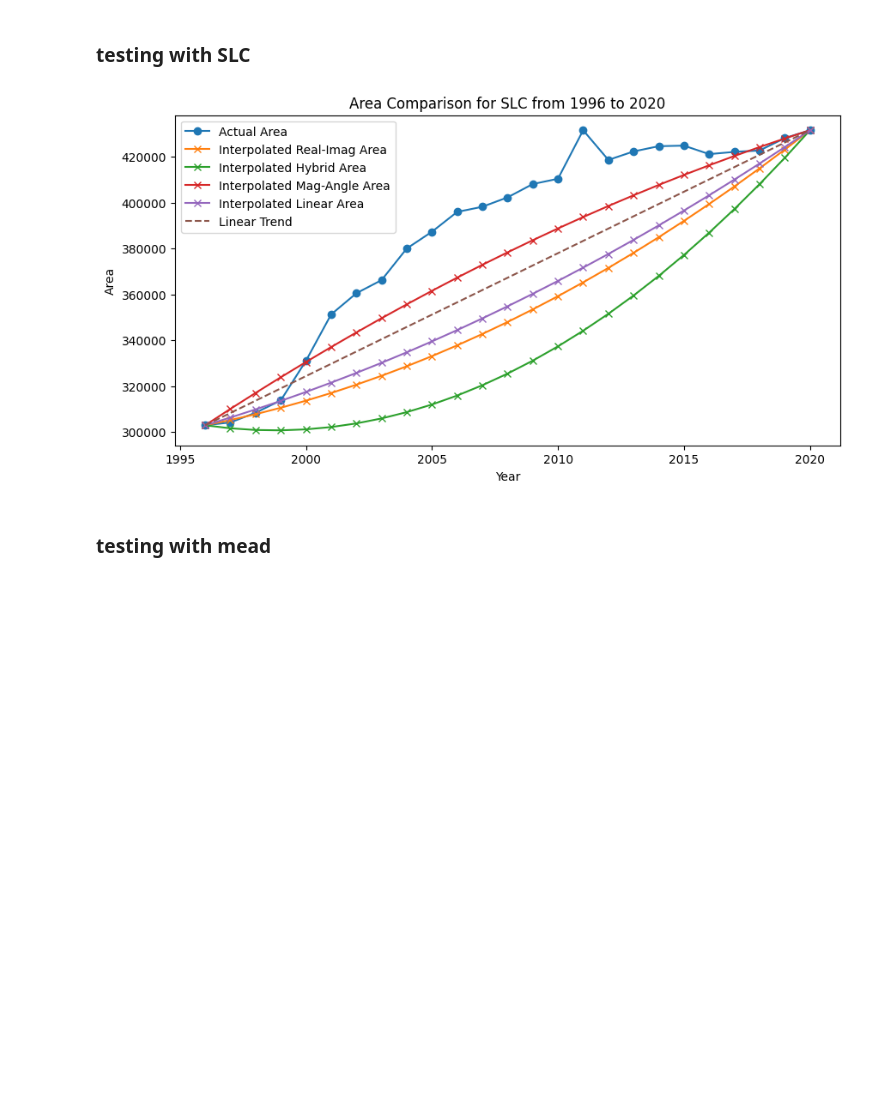
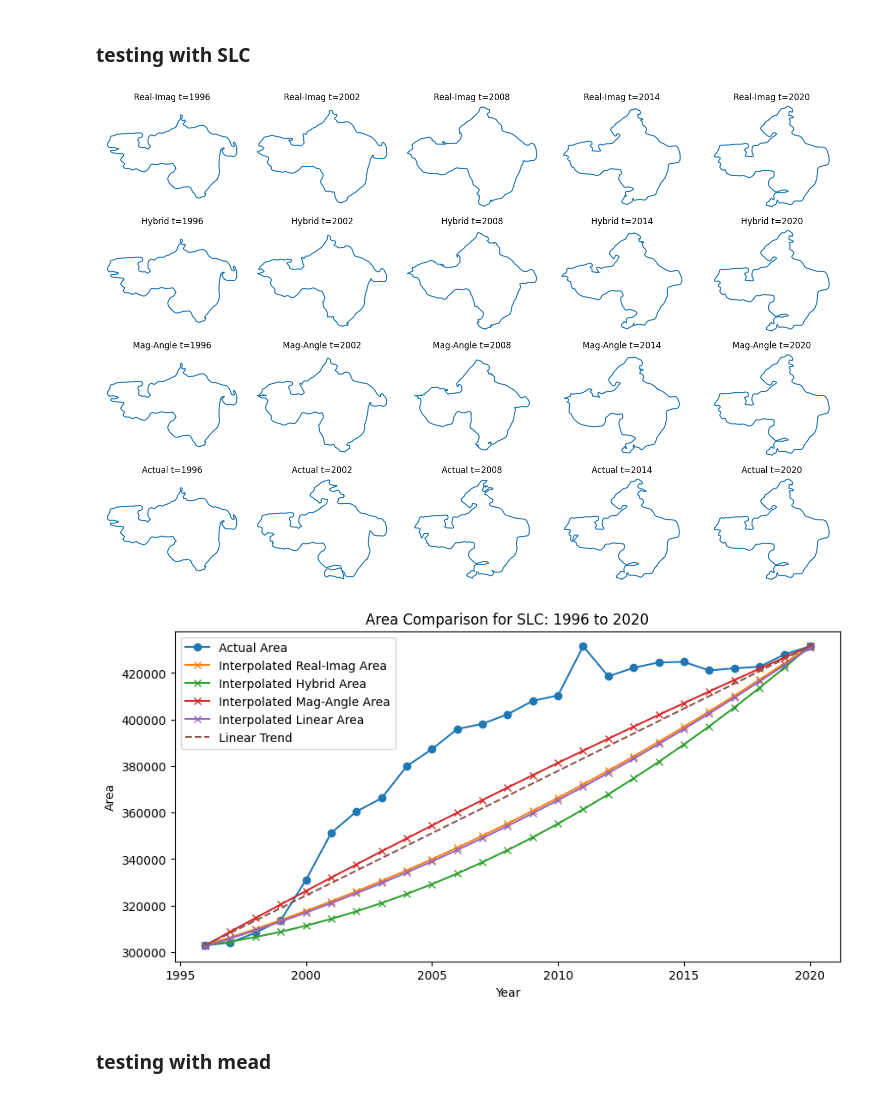
Before and after one commit to aprinawang/fourier-morph, a Jupyter notebook: morph_clean.ipynb, the cells around one changed output. Cells and saved outputs as stored; diff of their text form; code cells hidden in the pictures; blank space fills up the shorter version.

```diff
--- a/morph_clean.ipynb
+++ b/morph_clean.ipynb
@@ -95,14 +95,14 @@ def normalize_fd(Z):
     Z /= np.abs(Z[1])
     return Z
 
-def compute_fd(x, y, normalize=True):
+def compute_fd(x, y, normalize=False):
     z = x + 1j * y
     Z = np.fft.fft(z)
     return normalize_fd(Z) if normalize else Z
 
 def low_pass(Z, num_points=256):
     Z_ = np.zeros_like(Z, dtype=complex)
-    Z_[0] = Z[0]
+    # Z_[0] = Z[0]
     Z_[1:num_points//2] = Z[1:num_points//2]
     Z_[-num_points//2+1:] = Z[-num_points//2+1:]
     return Z_
@@ -344,9 +340,10 @@ def validate_methods(struct, year1, year2, num_params=256, visualize=False):
 
   plt.show()
 # %%
-validate_methods("SLC", 1996, 2020, num_params=200, visualize=False)
+validate_methods("SLC", 1996, 2020, num_params=200, visualize=4)
 # %% [output]
-[figure, old version]
+[figure, new version]
+[figure, added]
 # %% [markdown]
 ### testing with mead
 # %%
```
Also changed, not shown: parts of 3 cells of this notebook.
